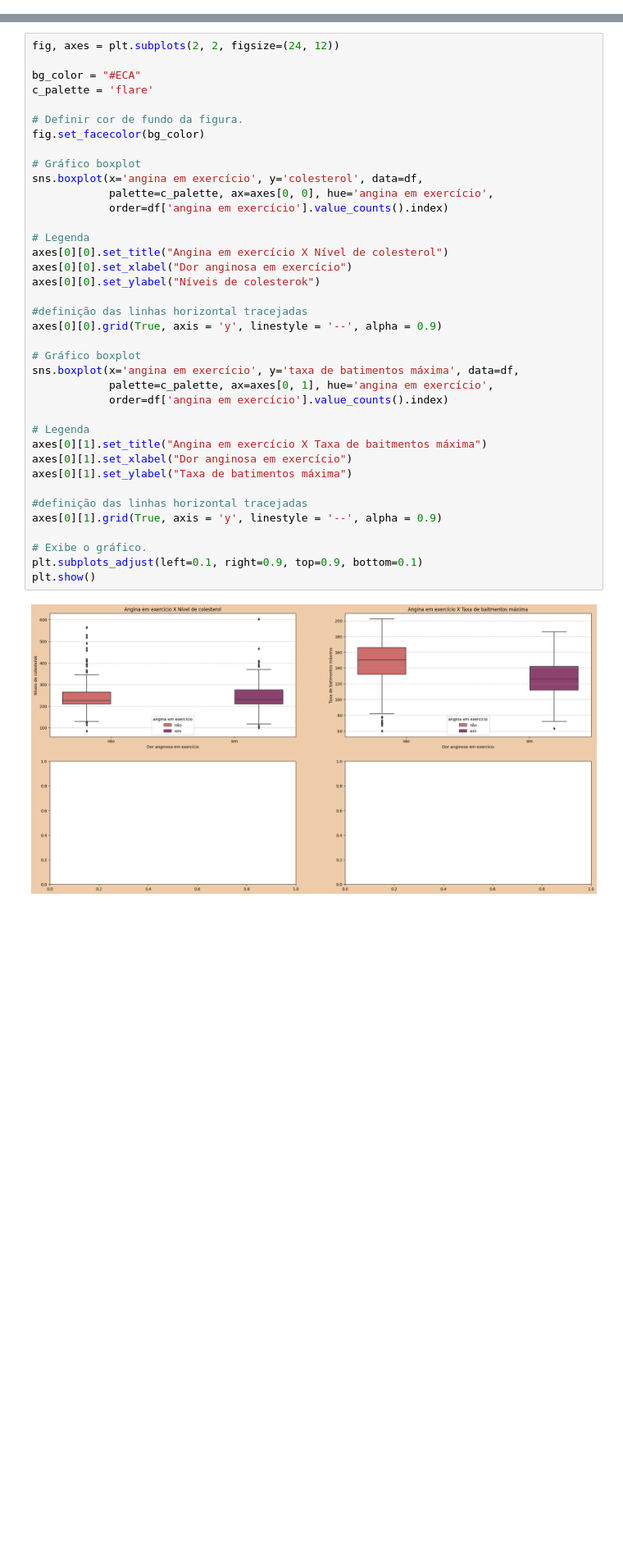
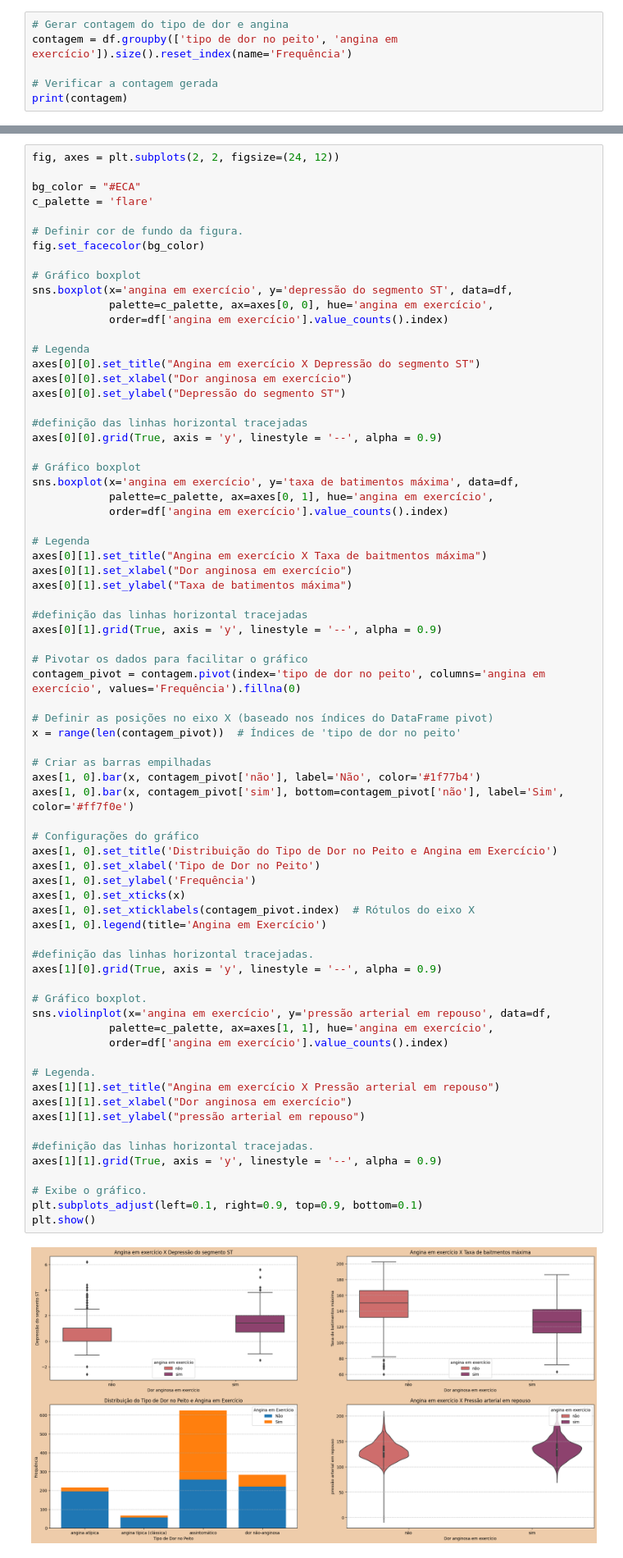
Before and after one commit to atlantico-academy/equipe8-2024.3, a Jupyter notebook: notebooks/01-exploratory_data_analysis.ipynb, the cells around one changed output, grey strips where cells are left out. Shown at 82% size. Drawn from its saved outputs; the diff is of its cells as text; blank space fills up the shorter version.

Commit message:
feature-visualizações finais e insights(#3)

```diff
--- a/notebooks/01-exploratory_data_analysis.ipynb
+++ b/notebooks/01-exploratory_data_analysis.ipynb
@@ -447,3 +447,9 @@ plt.show()
 [figure]
 # %% [markdown]
 #### 3 - É possível que, com a prática de exercícios físicos frequentes, o risco de doenças cardíacas diminua?
+# %%
+# Gerar contagem do tipo de dor e angina
+contagem = df.groupby(['tipo de dor no peito', 'angina em exercício']).size().reset_index(name='Frequência')
+
+# Verificar a contagem gerada
+print(contagem)
@@ -498,37 +514,71 @@ c_palette = 'flare'
 # Definir cor de fundo da figura.
 fig.set_facecolor(bg_color)
 
 # Gráfico boxplot
-sns.boxplot(x='angina em exercício', y='colesterol', data=df,
+sns.boxplot(x='angina em exercício', y='depressão do segmento ST', data=df,
             palette=c_palette, ax=axes[0, 0], hue='angina em exercício',
             order=df['angina em exercício'].value_counts().index)
 
 # Legenda
-axes[0][0].set_title("Angina em exercício X Nível de colesterol")
+axes[0][0].set_title("Angina em exercício X Depressão do segmento ST")
 axes[0][0].set_xlabel("Dor anginosa em exercício")
-axes[0][0].set_ylabel("Níveis de colesterok")
+axes[0][0].set_ylabel("Depressão do segmento ST")
 
 #definição das linhas horizontal tracejadas
 axes[0][0].grid(True, axis = 'y', linestyle = '--', alpha = 0.9)
 
 # Gráfico boxplot
 sns.boxplot(x='angina em exercício', y='taxa de batimentos máxima', data=df,
             palette=c_palette, ax=axes[0, 1], hue='angina em exercício',
             order=df['angina em exercício'].value_counts().index)
 
 # Legenda
 axes[0][1].set_title("Angina em exercício X Taxa de baitmentos máxima")
 axes[0][1].set_xlabel("Dor anginosa em exercício")
 axes[0][1].set_ylabel("Taxa de batimentos máxima")
 
 #definição das linhas horizontal tracejadas
 axes[0][1].grid(True, axis = 'y', linestyle = '--', alpha = 0.9)
 
+# Pivotar os dados para facilitar o gráfico
+contagem_pivot = contagem.pivot(index='tipo de dor no peito', columns='angina em exercício', values='Frequência').fillna(0)
+
+# Definir as posições no eixo X (baseado nos índices do DataFrame pivot)
+x = range(len(contagem_pivot))  # Índices de 'tipo de dor no peito'
+
+# Criar as barras empilhadas
+axes[1, 0].bar(x, contagem_pivot['não'], label='Não', color='#1f77b4')
+axes[1, 0].bar(x, contagem_pivot['sim'], bottom=contagem_pivot['não'], label='Sim', color='#ff7f0e')
+
+# Configurações do gráfico
+axes[1, 0].set_title('Distribuição do Tipo de Dor no Peito e Angina em Exercício')
+axes[1, 0].set_xlabel('Tipo de Dor no Peito')
+axes[1, 0].set_ylabel('Frequência')
+axes[1, 0].set_xticks(x)
+axes[1, 0].set_xticklabels(contagem_pivot.index)  # Rótulos do eixo X
+axes[1, 0].legend(title='Angina em Exercício')
+
+#definição das linhas horizontal tracejadas.
+axes[1][0].grid(True, axis = 'y', linestyle = '--', alpha = 0.9)
+
+# Gráfico boxplot.
+sns.violinplot(x='angina em exercício', y='pressão arterial em repouso', data=df,
+            palette=c_palette, ax=axes[1, 1], hue='angina em exercício',
+            order=df['angina em exercício'].value_counts().index)
+
+# Legenda.
+axes[1][1].set_title("Angina em exercício X Pressão arterial em repouso")
+axes[1][1].set_xlabel("Dor anginosa em exercício")
+axes[1][1].set_ylabel("pressão arterial em repouso")
+
+#definição das linhas horizontal tracejadas.
+axes[1][1].grid(True, axis = 'y', linestyle = '--', alpha = 0.9)
+
 # Exibe o gráfico.
 plt.subplots_adjust(left=0.1, right=0.9, top=0.9, bottom=0.1)
 plt.show()
 # %% [output]
-[figure, old version]
+[figure, new version]
 # %%
 fig, axes = plt.subplots(1, 2, figsize=(24, 12))
 
```
Also changed, not shown: parts of 3 cells of this notebook.
